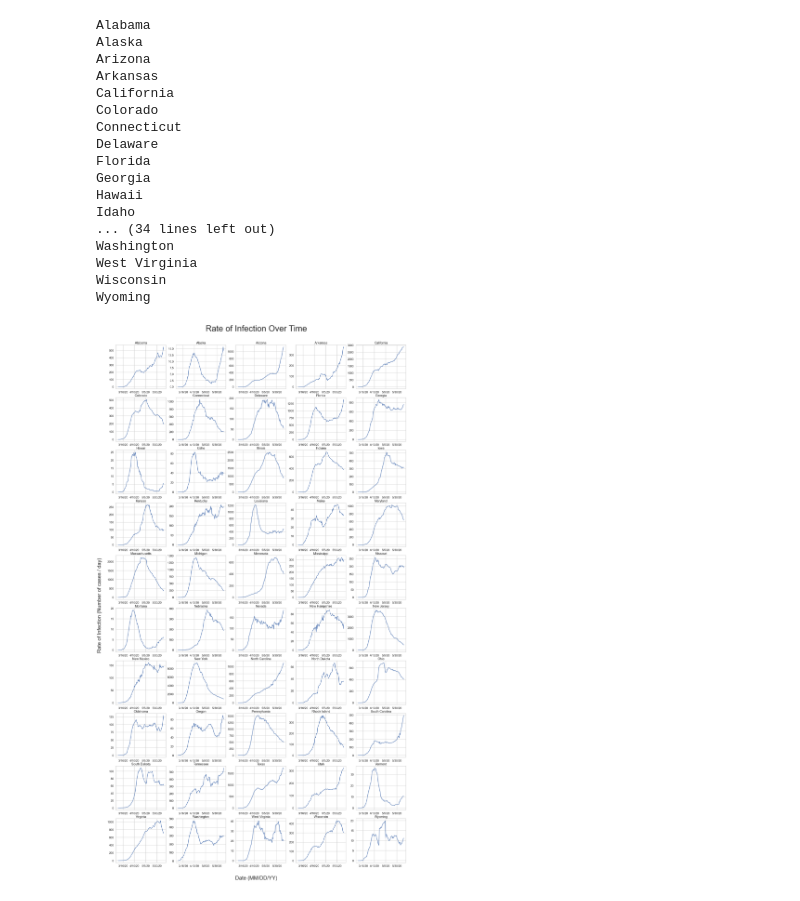
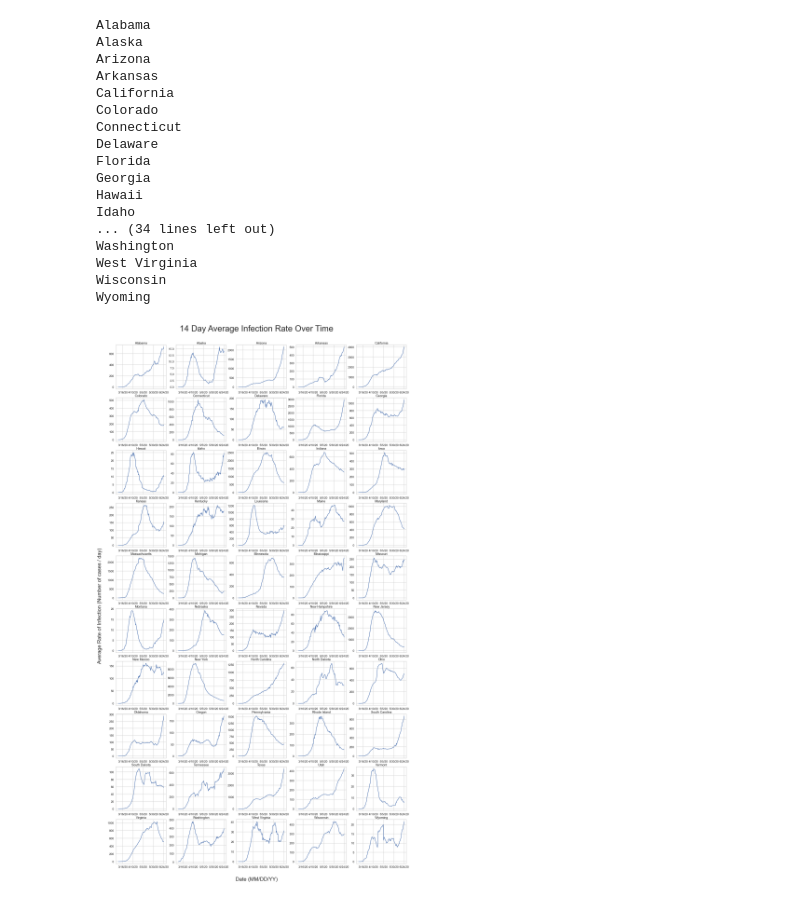
Before and after one commit to nateharms/COVID-19, a Jupyter notebook: notebooks/rates-and-infections.ipynb, the cells around one changed output. Drawn from its saved outputs; the diff is of its cells as text; code cells hidden in the pictures.

Commit message:
Updated data and plots

```diff
--- a/notebooks/rates-and-infections.ipynb
+++ b/notebooks/rates-and-infections.ipynb
@@ -35,38 +31,39 @@ fig, ax = plt.subplots(10, 5, figsize=(30,55))
 axes = []
 for a in ax:
     axes += list(a)
 i = 0
+delta = 14
 for state, group in df.groupby('Province_State'):
     if state in ['American Samoa', 'Diamond Princess', 'Grand Princess', 'Guam', 'Northern Mariana Islands', 'Puerto Rico', 'District of Columbia','Virgin Islands']:
         continue
     print(state)
     a = axes[i]
     state_data = group.iloc[:,40:].sum()
-    (state_data.diff(14)/14).plot(ax=a, title=state)
+    (state_data.diff(delta)/delta).plot(ax=a, title=state)
     i += 1
 fig.text(0.5, 0.1, 'Date (MM/DD/YY)', ha='center', size=30)
-fig.text(0.075, 0.5, 'Rate of Infection (Number of cases / day)', va='center', rotation='vertical', size=30)
-fig.text(0.5, 0.9, 'Rate of Infection Over Time', ha='center', size=48)
-fig.savefig('rates.png')
+fig.text(0.075, 0.5, 'Average Rate of Infection (Number of cases / day)', va='center', rotation='vertical', size=30)
+fig.text(0.5, 0.9, f'{delta} Day Average Infection Rate Over Time', ha='center', size=48)
+fig.savefig('rates.png', bbox_inches='tight', dpi=120)
 # %% [output]
 Alabama
 Alaska
 Arizona
 Arkansas
 California
 Colorado
 Connecticut
 Delaware
 Florida
 Georgia
 Hawaii
 Idaho
 ... (34 lines left out)
 Washington
 West Virginia
 Wisconsin
 Wyoming
-[figure, old version]
+[figure, new version]
 # %%
 fig, ax = plt.subplots(10, 5, figsize=(30,55))
 axes = []
```
Also changed, not shown: parts of 8 cells of this notebook, 16 other files.
